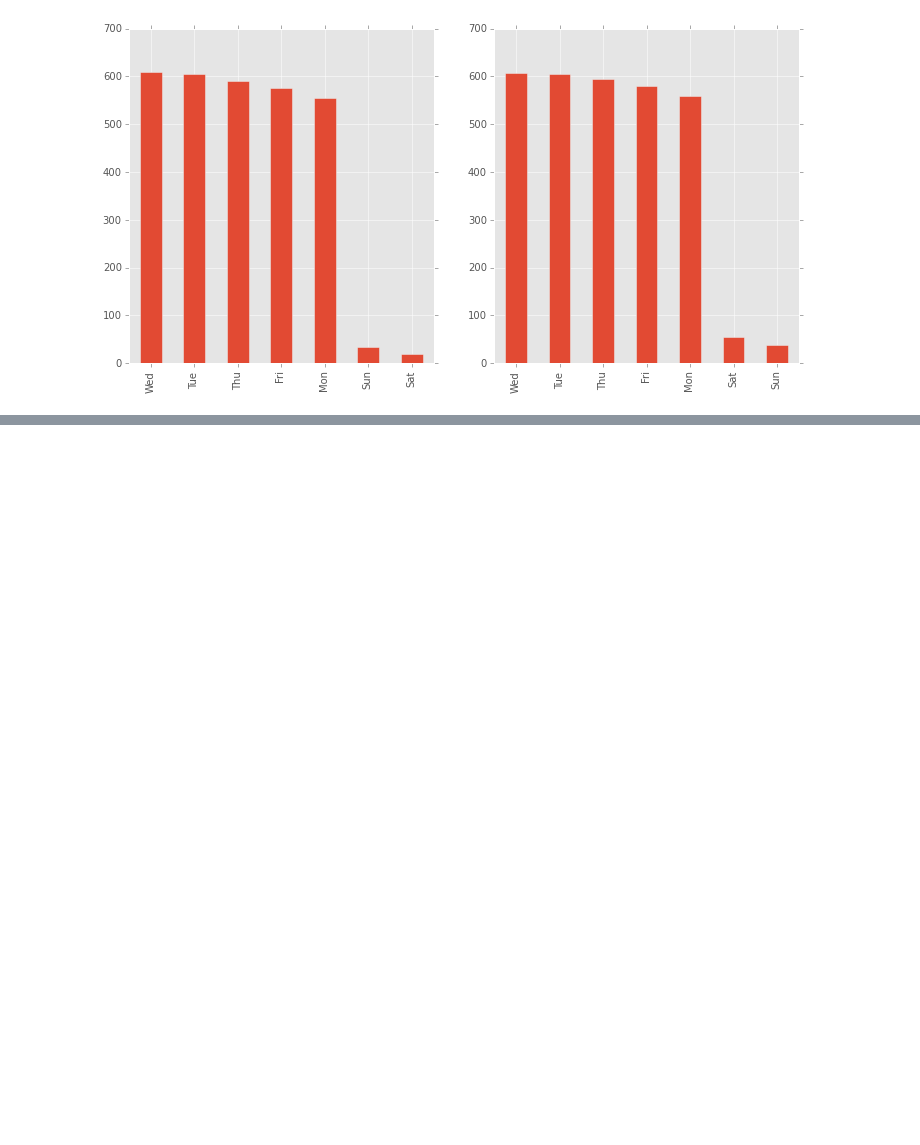
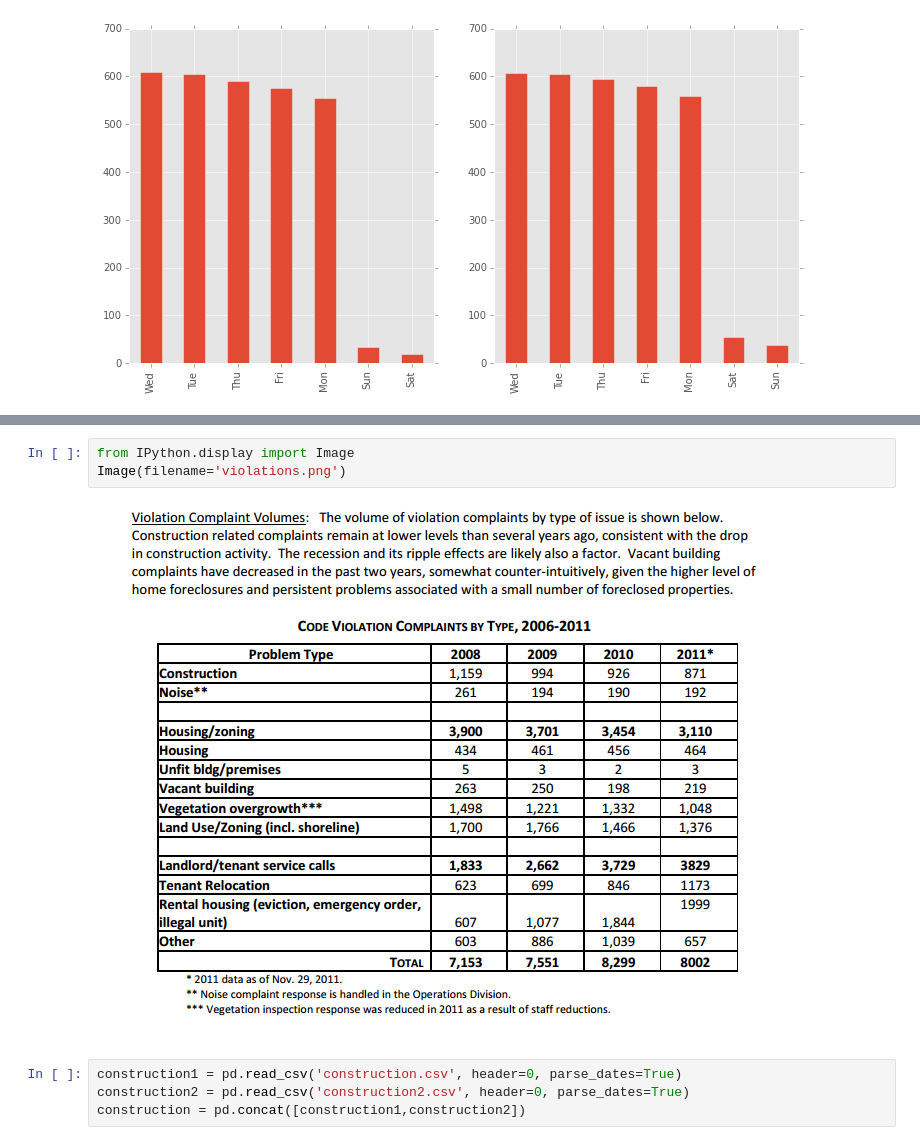
Before and after one commit to RaySSharma/code-violations-seattle, a Jupyter notebook: CodeViolationsSeattle.ipynb, the cells around one changed output, grey strips where cells are left out. Saved outputs shown, nothing was run; the diff lists cells and outputs as text; blank space fills up the shorter version.

Commit message:
Added detrending by city construction permitting

```diff
--- a/CodeViolationsSeattle.ipynb
+++ b/CodeViolationsSeattle.ipynb
@@ -112,0 +136,9 @@ pd.Series([WEEKDAY[i] for i in inspec_dates.weekday]).value_counts().plot(kind='
+# %%
+from IPython.display import Image
+Image(filename='violations.png')
+# %% [output]
+[figure, added]
+# %%
+construction1 = pd.read_csv('construction.csv', header=0, parse_dates=True)
+construction2 = pd.read_csv('construction2.csv', header=0, parse_dates=True)
+construction = pd.concat([construction1,construction2])
```
Also changed, not shown: parts of 17 cells of this notebook, 6 other files.
